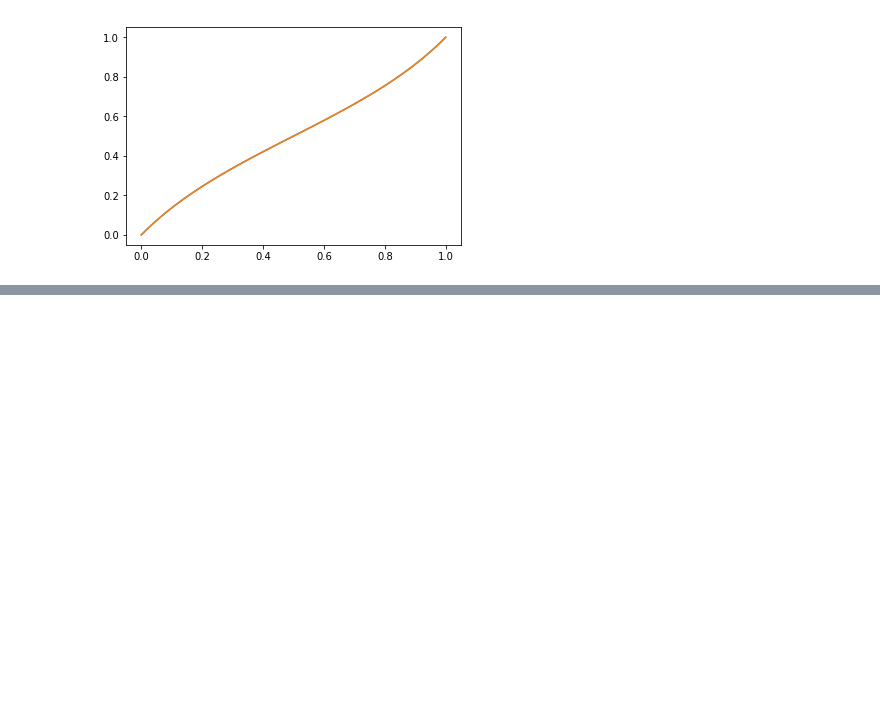
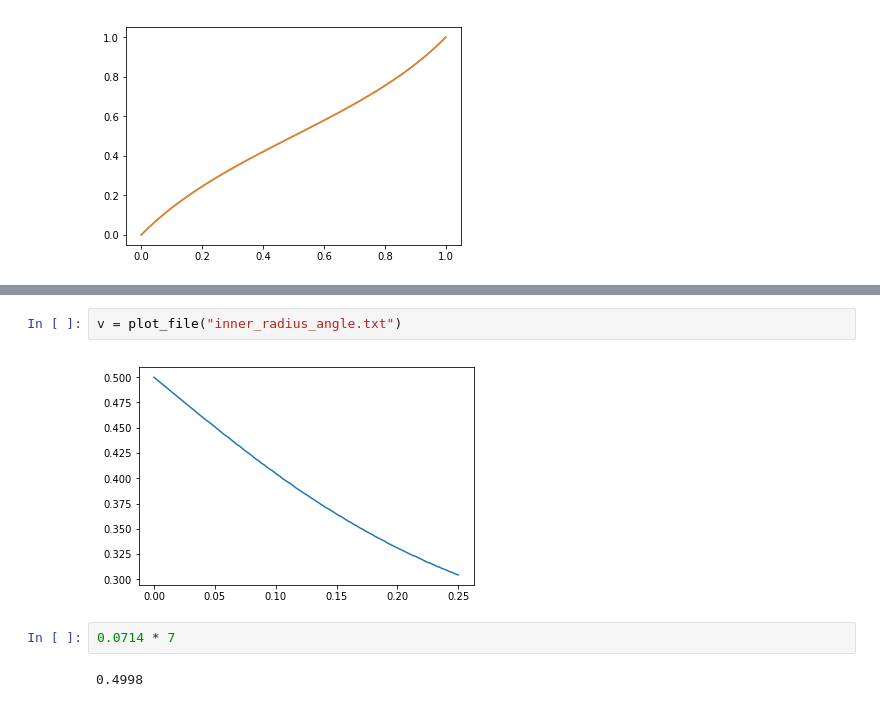
Before and after one commit to lamarqua/F3DAudio_tool, a Jupyter notebook: plotting.ipynb, the cells around one changed output, grey strips where cells are left out. Drawn from its saved outputs; the diff is of its cells as text; blank space fills up the shorter version.

```diff
--- a/plotting.ipynb
+++ b/plotting.ipynb
@@ -25,0 +38,8 @@ v = plot_file("diffuse_vals.txt")
+# %%
+v = plot_file("inner_radius_angle.txt")
+# %% [output]
+[figure, added]
+# %%
+0.0714 * 7
+# %% [output]
+0.4998
```
Also changed, not shown: parts of 3 cells of this notebook, 2 other files.
